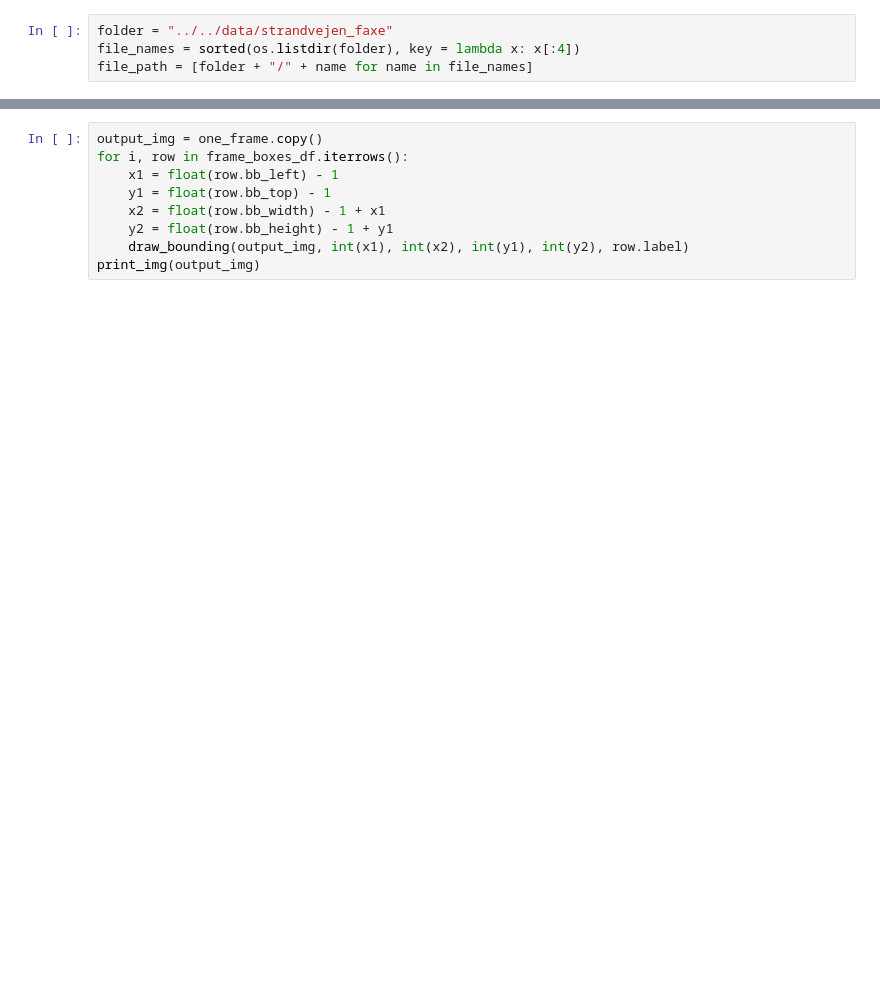
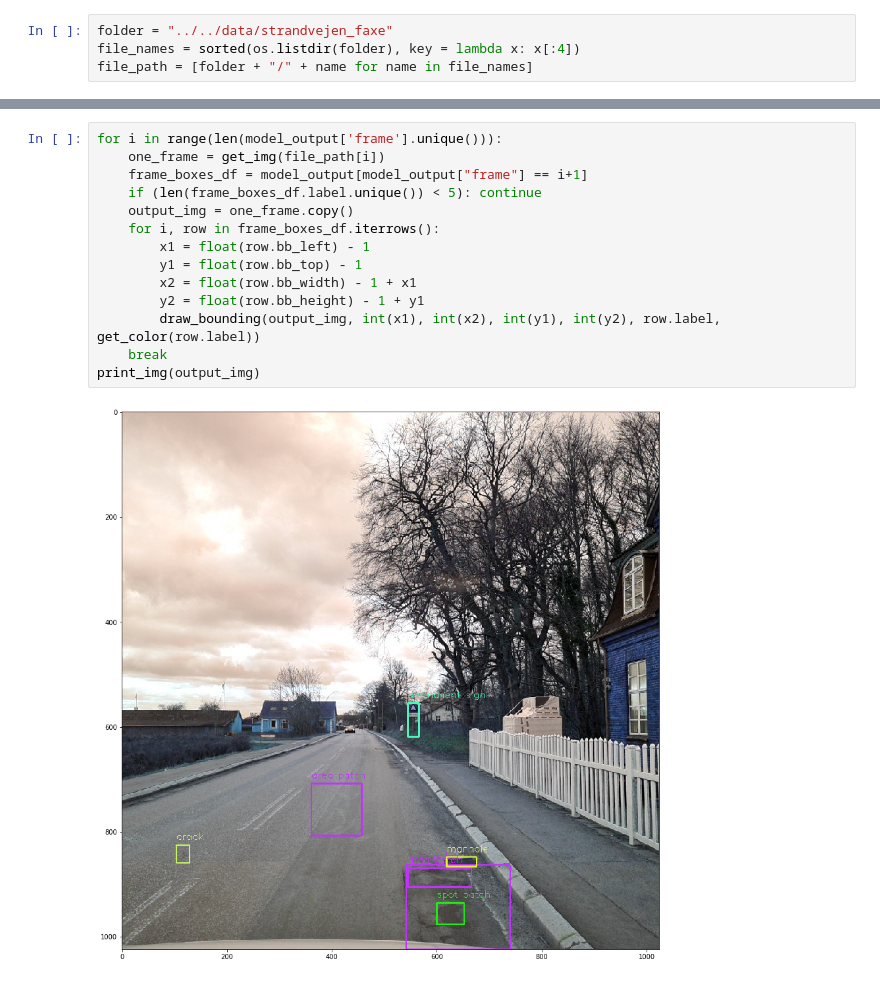
Before and after one commit to pluto-technologies/tracking_wo_bnw, a Jupyter notebook: experiments/scripts/resultsVideoCheck.ipynb, the cells around one changed output, grey strips where cells are left out. Cells and saved outputs as stored; diff of their text form; blank space fills up the shorter version.

```diff
--- a/experiments/scripts/resultsVideoCheck.ipynb
+++ b/experiments/scripts/resultsVideoCheck.ipynb
@@ -61,12 +74,19 @@ frame_boxes_df
 # %%
-output_img = one_frame.copy()
-for i, row in frame_boxes_df.iterrows():
-    x1 = float(row.bb_left) - 1
-    y1 = float(row.bb_top) - 1
-    x2 = float(row.bb_width) - 1 + x1
-    y2 = float(row.bb_height) - 1 + y1
-    draw_bounding(output_img, int(x1), int(x2), int(y1), int(y2), row.label)
+for i in range(len(model_output['frame'].unique())):
+    one_frame = get_img(file_path[i])
+    frame_boxes_df = model_output[model_output["frame"] == i+1]
+    if (len(frame_boxes_df.label.unique()) < 5): continue
+    output_img = one_frame.copy()
+    for i, row in frame_boxes_df.iterrows():
+        x1 = float(row.bb_left) - 1
+        y1 = float(row.bb_top) - 1
+        x2 = float(row.bb_width) - 1 + x1
+        y2 = float(row.bb_height) - 1 + y1
+        draw_bounding(output_img, int(x1), int(x2), int(y1), int(y2), row.label, get_color(row.label))
+    break
 print_img(output_img)
+# %% [output]
+[figure, added]
 # %%
 fourcc = cv2.VideoWriter_fourcc(*"MJPG")
 writer = cv2.VideoWriter("tracktor_video.avi", fourcc, 30, (1024, 1024), True)
```
Also changed, not shown: parts of 8 cells of this notebook.
